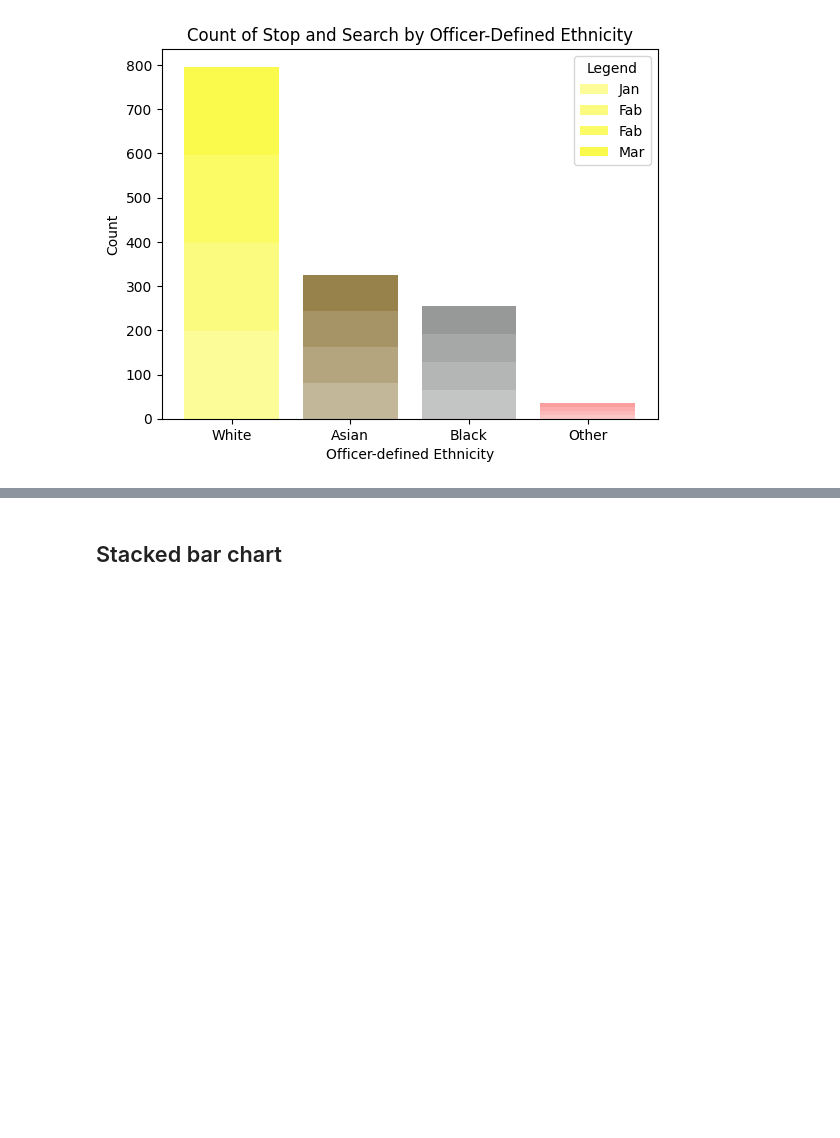
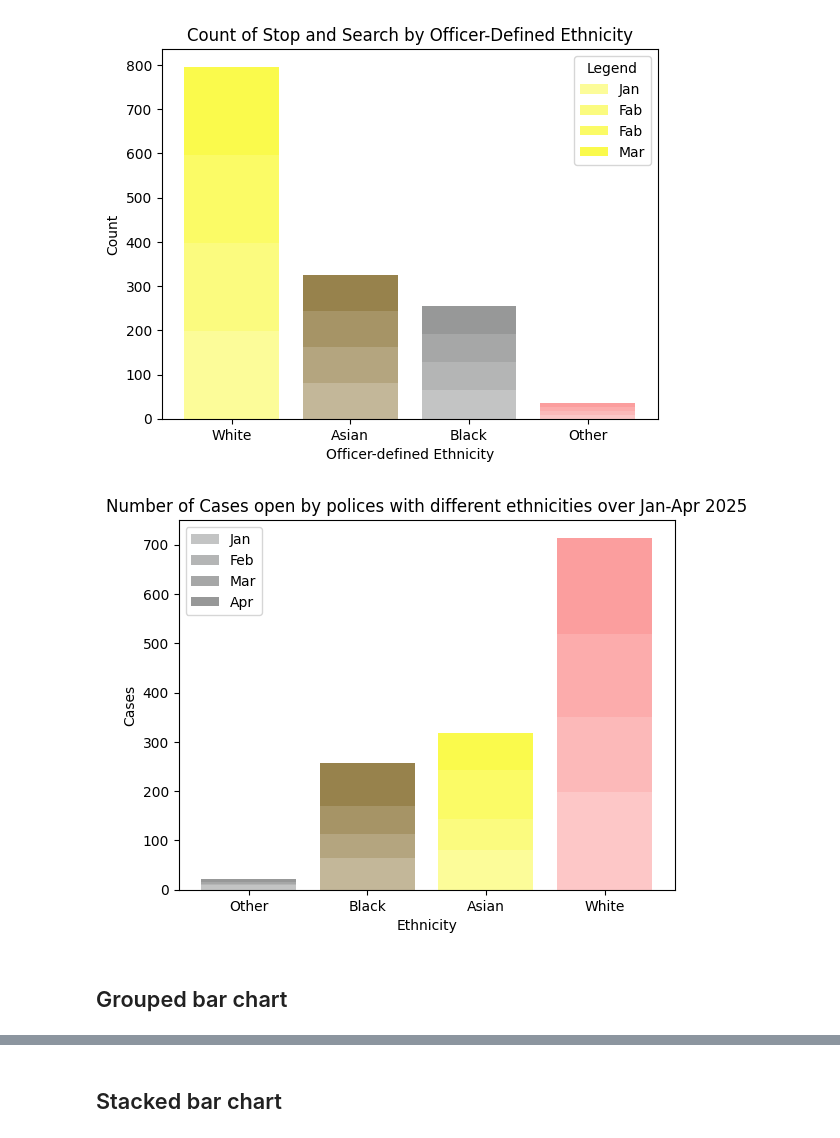
Before and after one commit to kittanaiwisetkhro/dataviz2025, a Jupyter notebook: Visualize_Data_Comparison_2025_กฤตนัย.ipynb, the cells around one changed output, grey strips where cells are left out. Cells and saved outputs as stored; diff of their text form; code cells hidden in the pictures; blank space fills up the shorter version.

```diff
--- a/Visualize_Data_Comparison_2025_กฤตนัย.ipynb
+++ b/Visualize_Data_Comparison_2025_กฤตนัย.ipynb
@@ -421,3 +419,52 @@ plt.legend(title='Legend')
 # %% [output]
 <matplotlib.legend.Legend at 0x...>
 [figure]
+# %%
+compared_police_eth1 = data1.groupby('Officer-defined ethnicity')['Type'].count().reset_index()
+compared_police_eth2 = data2.groupby('Officer-defined ethnicity')['Type'].count().reset_index()
+compared_police_eth3 = data3.groupby('Officer-defined ethnicity')['Type'].count().reset_index()
+compared_police_eth4 = data4.groupby('Officer-defined ethnicity')['Type'].count().reset_index()
+# %%
+def swap_rows(tab, eth1='Asian', eth2='Other'):
+    # Find the indices of 'Asian' and 'Other'
+    asian_index = tab[tab['Officer-defined ethnicity'] == eth1].index[0]
+    other_index = tab[tab['Officer-defined ethnicity'] == eth2].index[0]
+
+    # Get the rows
+    asian_row = tab.loc[asian_index].copy()
+    other_row = tab.loc[other_index].copy()
+
+    # Swap the rows
+    tab.loc[asian_index] = other_row
+    tab.loc[other_index] = asian_row
+
+    return tab
+# %%
+compared_police_eth1 = swap_rows(compared_police_eth1)
+compared_police_eth2 = swap_rows(compared_police_eth2)
+compared_police_eth3 = swap_rows(compared_police_eth3)
+compared_police_eth4 = swap_rows(compared_police_eth4)
+# %%
+plt.bar(compared_police_eth1['Officer-defined ethnicity'], compared_police_eth1['Type']
+        , color=[[107/255,108/255,109/255,0.4], [107/255,77/255,0,0.4], [249/255,249/255,0,0.4], [250/255,117/255,117/255,0.4]]
+        ,label='Jan')
+plt.bar(compared_police_eth2['Officer-defined ethnicity'], compared_police_eth2['Type']
+        , bottom = compared_police_eth1['Type']
+        , color=[[107/255,108/255,109/255,0.5], [107/255,77/255,0,0.5], [249/255,249/255,0,0.5], [250/255,117/255,117/255,0.5]]
+        , label='Feb')
+plt.bar(compared_police_eth3['Officer-defined ethnicity'], compared_police_eth3['Type']
+        , bottom = compared_police_eth1['Type'] + compared_police_eth2['Type']
+        , color=[[107/255,108/255,109/255,0.6], [107/255,77/255,0,0.6], [249/255,249/255,0,0.6], [250/255,117/255,117/255,0.6]]
+        , label='Mar')
+plt.bar(compared_police_eth4['Officer-defined ethnicity'], compared_police_eth4['Type']
+        , bottom = compared_police_eth1['Type'] + compared_police_eth2['Type']+ compared_police_eth3['Type']
+        , color=[[107/255,108/255,109/255,0.7], [107/255,77/255,0,0.7], [249/255,249/255,0,0.7], [250/255,117/255,117/255,0.7]]
+        , label='Apr')
+plt.xlabel('Ethnicity')
+plt.ylabel('Cases')
+plt.legend()
+plt.title('Number of Cases open by polices with different ethnicities over Jan-Apr 2025');
+# %% [output]
+[figure, added]
+# %% [markdown]
+## Grouped bar chart
```
Also changed, not shown: parts of 65 cells of this notebook.
